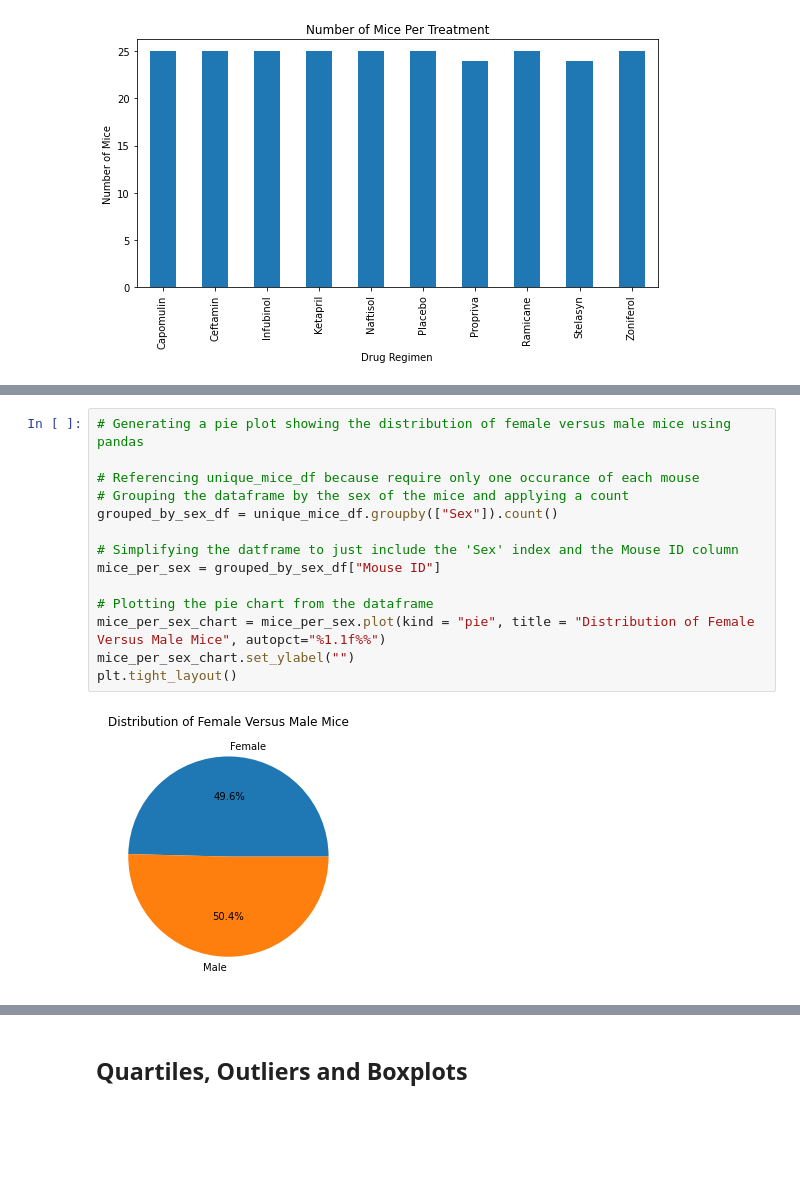
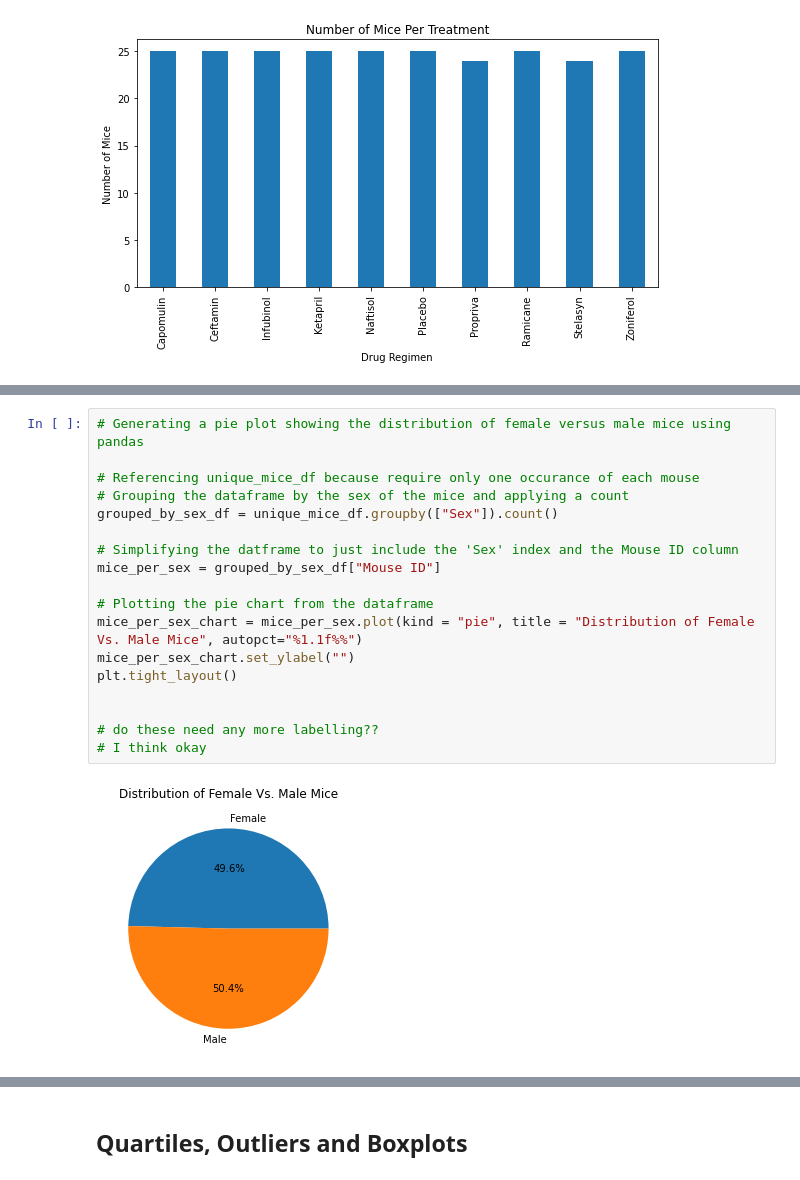
Before and after one commit to dan1ellec/matplotlib-challenge, a Jupyter notebook: Matplotlib Homework - The Power of Plots.ipynb, the cells around one changed output, grey strips where cells are left out. Cells and saved outputs as stored; diff of their text form; blank space fills up the shorter version.

```diff
--- a/Matplotlib Homework - The Power of Plots.ipynb
+++ b/Matplotlib Homework - The Power of Plots.ipynb
@@ -180,19 +182,23 @@ plt.show()
 # %%
 # Generating a pie plot showing the distribution of female versus male mice using pandas
 
 # Referencing unique_mice_df because require only one occurance of each mouse
 # Grouping the dataframe by the sex of the mice and applying a count
 grouped_by_sex_df = unique_mice_df.groupby(["Sex"]).count()
 
 # Simplifying the datframe to just include the 'Sex' index and the Mouse ID column
 mice_per_sex = grouped_by_sex_df["Mouse ID"]
 
 # Plotting the pie chart from the dataframe
-mice_per_sex_chart = mice_per_sex.plot(kind = "pie", title = "Distribution of Female Versus Male Mice", autopct="%1.1f%%")
+mice_per_sex_chart = mice_per_sex.plot(kind = "pie", title = "Distribution of Female Vs. Male Mice", autopct="%1.1f%%")
 mice_per_sex_chart.set_ylabel("")
 plt.tight_layout()
+
+
+# do these need any more labelling??
+# I think okay
 # %% [output]
-[figure, old version]
+[figure, new version]
 # %%
 # Generating a pie plot showing the distribution of female versus male mice using pyplot
 # referencing the grouped dataframe created above
```
Also changed, not shown: parts of 6 cells of this notebook.
